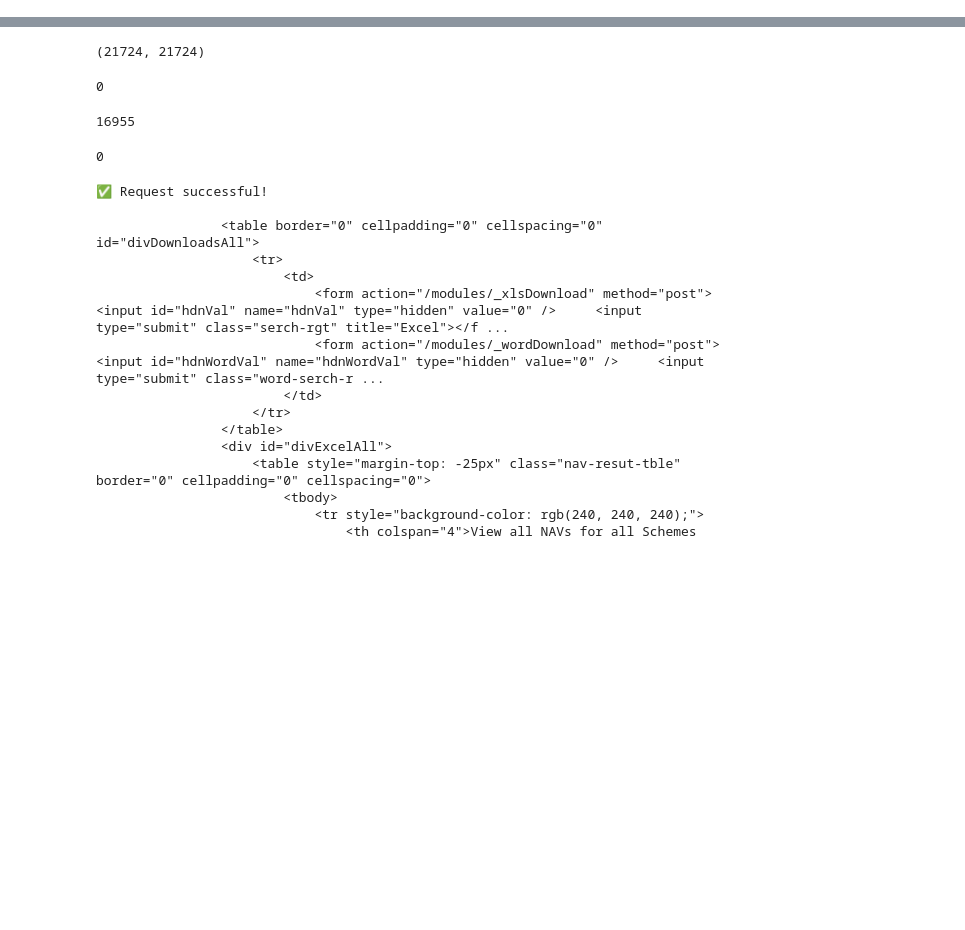
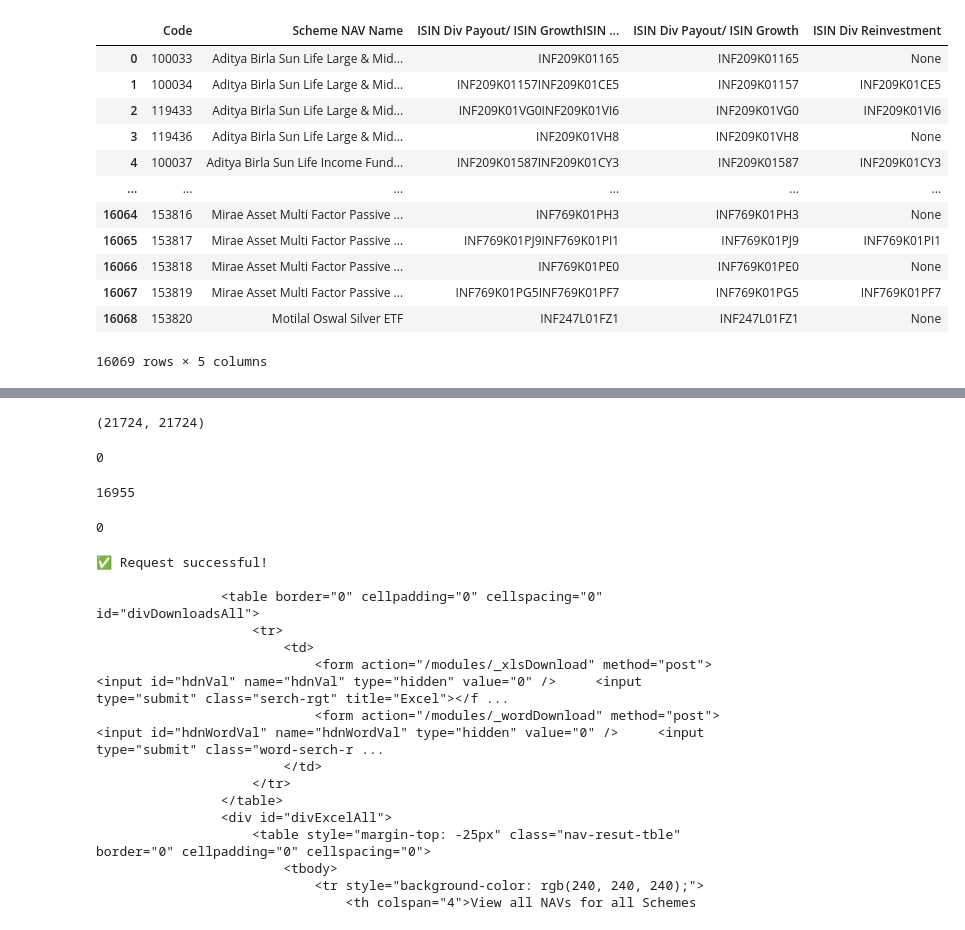
Before and after one commit to vaibhaVishwakarma/nav-time-series, a Jupyter notebook: test.ipynb, the cells around one changed output, grey strips where cells are left out. Cells and saved outputs as stored; diff of their text form; code cells hidden in the pictures; blank space fills up the shorter version.

```diff
--- a/test.ipynb
+++ b/test.ipynb
@@ -0,0 +20,3 @@
+# %%
+table = pd.read_csv(r"core\SchemeData090825.csv")[["Code", "Scheme NAV Name","ISIN Div Payout/ ISIN GrowthISIN Div Reinvestment"]].astype(str)
+table
@@ -0,0 +37,31 @@
+# %%
+import re
+def get_isin(string):
+    if not isinstance(string, str):
+        return [None, None]
+    isin_pattern = "[A-Z]{3}[0-9A-Z]{9}"
+    matches =  re.findall(isin_pattern, string)
+    if(len(matches)) == 0: return [None, None]
+    if(len(matches) == 1): matches.append(None)
+    return matches
+
+for idx , row in table.iterrows():
+    matches = get_isin(row["ISIN Div Payout/ ISIN GrowthISIN Div Reinvestment"])
+    table.at[idx,"ISIN Div Payout/ ISIN Growth"] = matches[0]
+    table.at[idx, "ISIN Div Reinvestment"] = matches[1]
+# %%
+table
+# %% [output]
+|  | Code | Scheme NAV Name | ISIN Div Payout/ ISIN GrowthISIN ... | ISIN Div Payout/ ISIN Growth | ISIN Div Reinvestment |
+| 0 | 100033 | Aditya Birla Sun Life Large & Mid... | INF209K01165 | INF209K01165 | None |
+| 1 | 100034 | Aditya Birla Sun Life Large & Mid... | INF209K01157INF209K01CE5 | INF209K01157 | INF209K01CE5 |
+| 2 | 119433 | Aditya Birla Sun Life Large & Mid... | INF209K01VG0INF209K01VI6 | INF209K01VG0 | INF209K01VI6 |
+| 3 | 119436 | Aditya Birla Sun Life Large & Mid... | INF209K01VH8 | INF209K01VH8 | None |
+| 4 | 100037 | Aditya Birla Sun Life Income Fund... | INF209K01587INF209K01CY3 | INF209K01587 | INF209K01CY3 |
+| ... | ... | ... | ... | ... | ... |
+| 16064 | 153816 | Mirae Asset Multi Factor Passive ... | INF769K01PH3 | INF769K01PH3 | None |
+| 16065 | 153817 | Mirae Asset Multi Factor Passive ... | INF769K01PJ9INF769K01PI1 | INF769K01PJ9 | INF769K01PI1 |
+| 16066 | 153818 | Mirae Asset Multi Factor Passive ... | INF769K01PE0 | INF769K01PE0 | None |
+| 16067 | 153819 | Mirae Asset Multi Factor Passive ... | INF769K01PG5INF769K01PF7 | INF769K01PG5 | INF769K01PF7 |
+| 16068 | 153820 | Motilal Oswal Silver ETF | INF247L01FZ1 | INF247L01FZ1 | None |
+16069 rows × 5 columns
```
Also changed, not shown: parts of 24 cells of this notebook, 7 other files.
